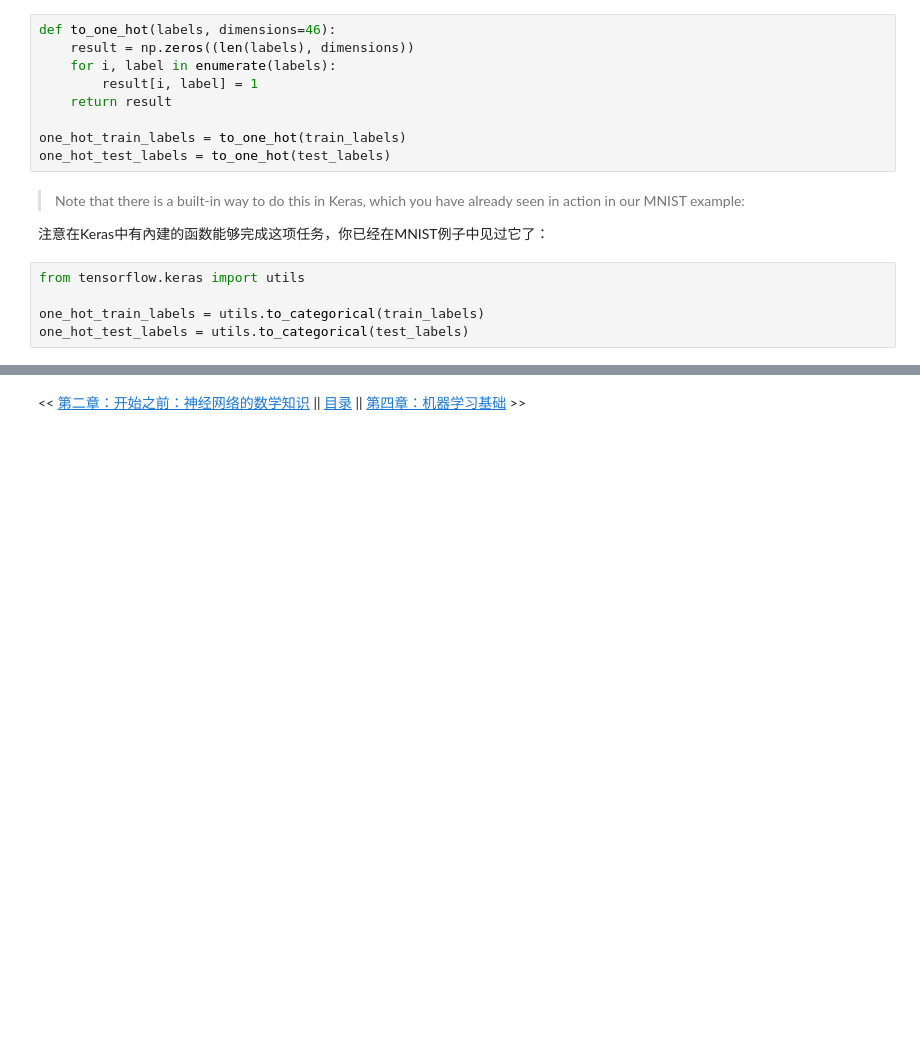
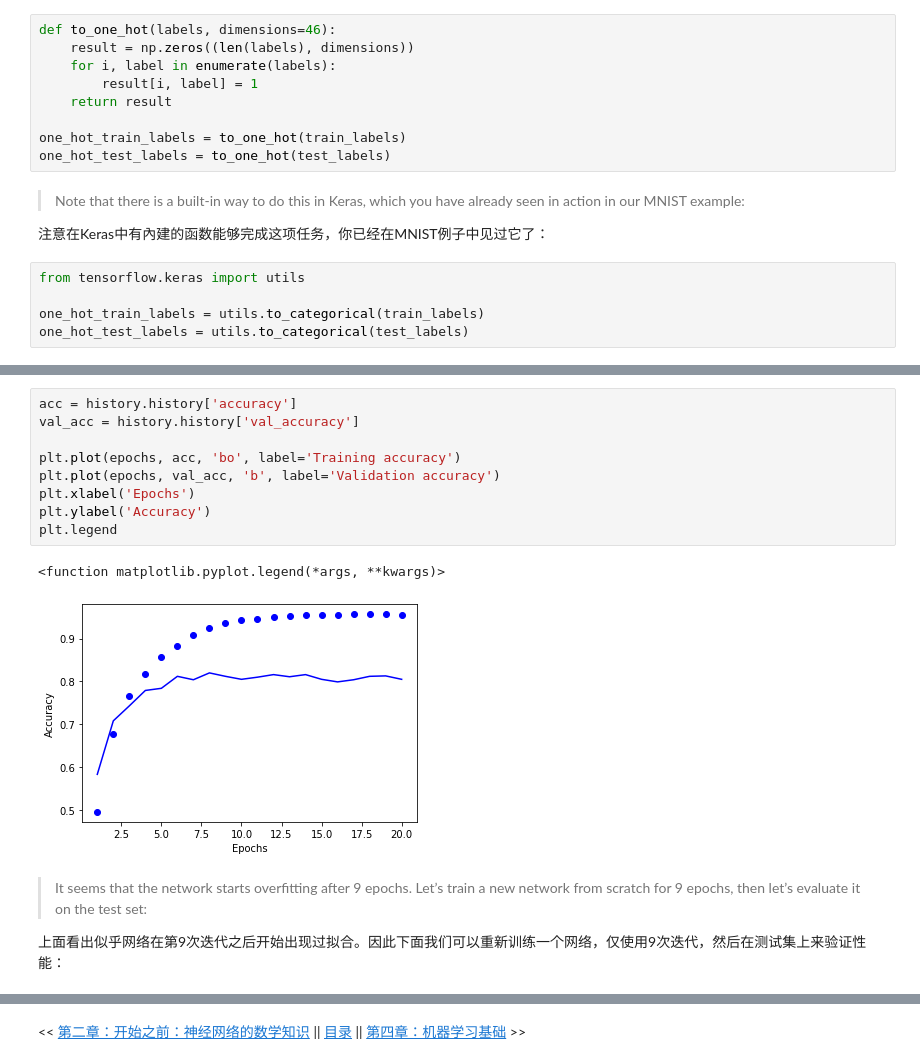
Before and after one commit to wangyingsm/deep-learning-with-python-cn, a Jupyter notebook: Chapter3-Getting-started-with-neural-networks.ipynb, the cells around one changed output, grey strips where cells are left out. Cells and saved outputs as stored; diff of their text form; blank space fills up the shorter version.

```diff
--- a/Chapter3-Getting-started-with-neural-networks.ipynb
+++ b/Chapter3-Getting-started-with-neural-networks.ipynb
@@ -1197,0 +1306,17 @@ There is however a new constraint here: the number of output classes has gone fr
+# %%
+acc = history.history['accuracy']
+val_acc = history.history['val_accuracy']
+
+plt.plot(epochs, acc, 'bo', label='Training accuracy')
+plt.plot(epochs, val_acc, 'b', label='Validation accuracy')
+plt.xlabel('Epochs')
+plt.ylabel('Accuracy')
+plt.legend
+# %% [output]
+<function matplotlib.pyplot.legend(*args, **kwargs)>
+[figure, added]
+# %% [markdown]
+> It seems that the network starts overfitting after 9 epochs. Let’s train a new network
+from scratch for 9 epochs, then let’s evaluate it on the test set:
+
+上面看出似乎网络在第9次迭代之后开始出现过拟合。因此下面我们可以重新训练一个网络，仅使用9次迭代，然后在测试集上来验证性能：
```
Also changed, not shown: parts of 70 cells of this notebook, 2 other files.
